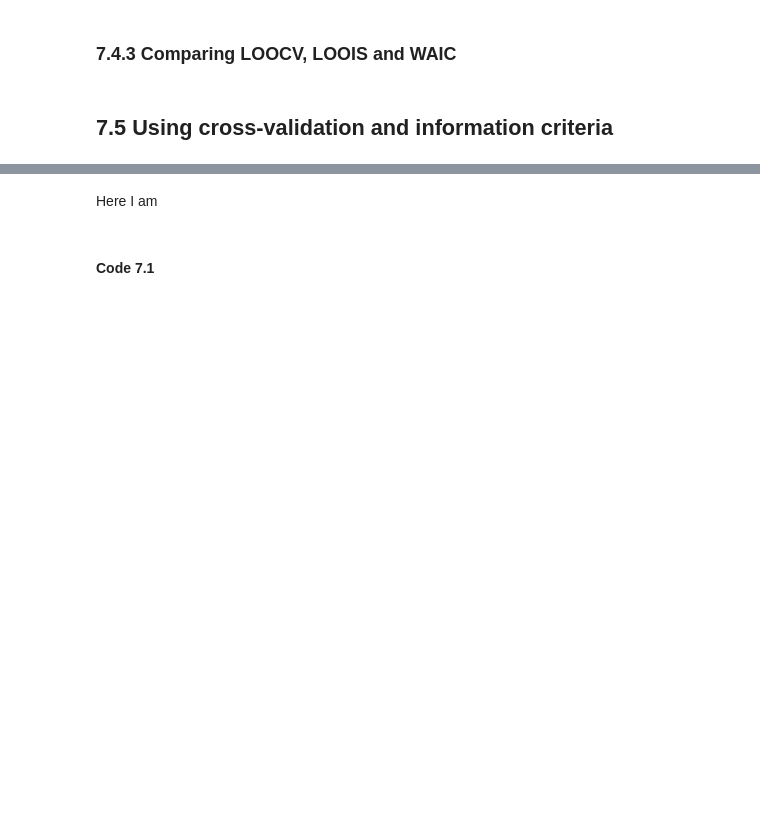
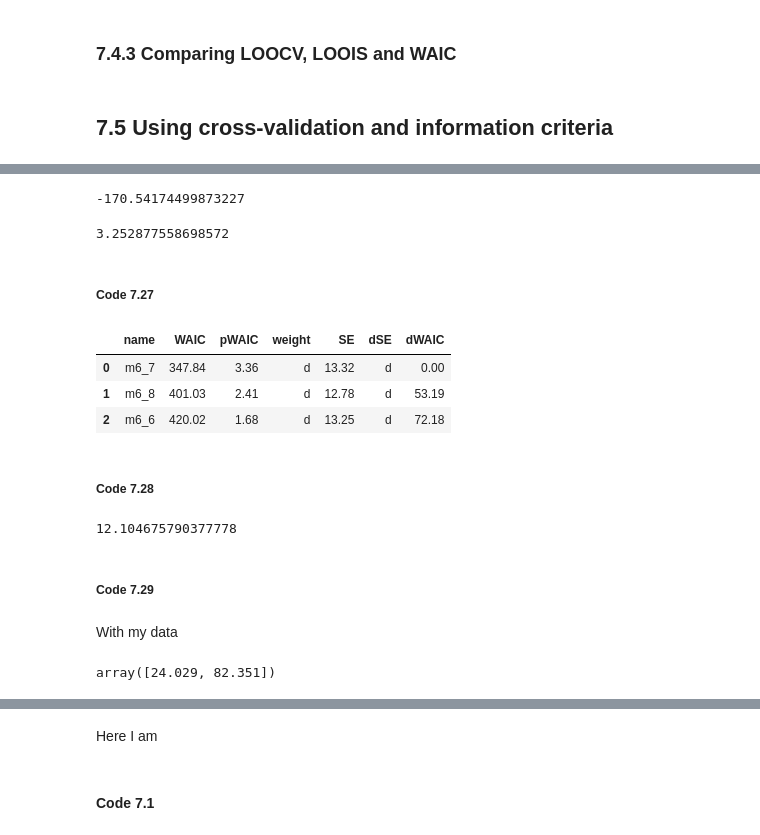
Before and after one commit to baheredia/resources, a Jupyter notebook: Rethinking/Chp_07.ipynb, the cells around one changed output, grey strips where cells are left out. Saved outputs shown, nothing was run; the diff lists cells and outputs as text; code cells hidden in the pictures; blank space fills up the shorter version.

```diff
--- a/Rethinking/Chp_07.ipynb
+++ b/Rethinking/Chp_07.ipynb
@@ -569,0 +661,2 @@ np.sqrt(n_cases * np.var(waic_vec))
+# %%
+lppd, pWaic, w, se =  waic(d, trace_6_7, "h1", mu_var="mu", sigma_var="sigma")
@@ -569,0 +671,57 @@ np.sqrt(n_cases * np.var(waic_vec))
+# %%
+lppd.sum()
+# %% [output]
+-170.54174499873227
+# %%
+pWaic.sum()
+# %% [output]
+3.252877558698572
+# %% [markdown]
+##### Code 7.27
+# %%
+names = []
+ws = []
+pWaics = []
+weights = []
+ses = []
+dses = []
+for (t, name) in [(trace_6_7, "m6_7"), (trace_6_8, "m6_8"), (trace_6_6, "m6_6")]:
+    lppd, pWaic, w, se = waic(d, t, "h1")
+    names.append(name)
+    ws.append(w)
+    pWaics.append(pWaic.sum())
+    dWaics.append(0)
+    weights.append("d")
+    ses.append(se)
+    dses.append("d")
+
+compare = pd.DataFrame({"name": names, "WAIC": ws, "pWAIC": pWaics, "weight": weights, "SE":ses, "dSE": dses})
+best_waic = compare["WAIC"].min()
+compare["dWAIC"] = compare["WAIC"] - best_waic
+# %%
+compare.round(2)
+# %% [output]
+|  | name | WAIC | pWAIC | weight | SE | dSE | dWAIC |
+| 0 | m6_7 | 347.84 | 3.36 | d | 13.32 | d | 0.00 |
+| 1 | m6_8 | 401.03 | 2.41 | d | 12.78 | d | 53.19 |
+| 2 | m6_6 | 420.02 | 1.68 | d | 13.25 | d | 72.18 |
+# %% [markdown]
+##### Code 7.28
+# %%
+lppd6_7, pWaic6_7, _, _ = waic(d, trace_6_7, "h1")
+lppd6_8, pWaic6_8, _, _ = waic(d, trace_6_8, "h1")
+waic_vec6_7 = - 2 * (lppd6_7 - pWaic6_7)
+waic_vec6_8 = - 2 * (lppd6_8 - pWaic6_8)
+diff = waic_vec6_7 - waic_vec6_8
+n = len(diff)
+np.sqrt(n* diff.var())
+# %% [output]
+12.104675790377778
+# %% [markdown]
+##### Code 7.29
+# %% [markdown]
+With my data
+# %%
+53.19 + np.array([-1, 1]) * 12.10 * 2.41
+# %% [output]
+array([24.029, 82.351])
```
Also changed, not shown: parts of 24 cells of this notebook, 1 other file.
